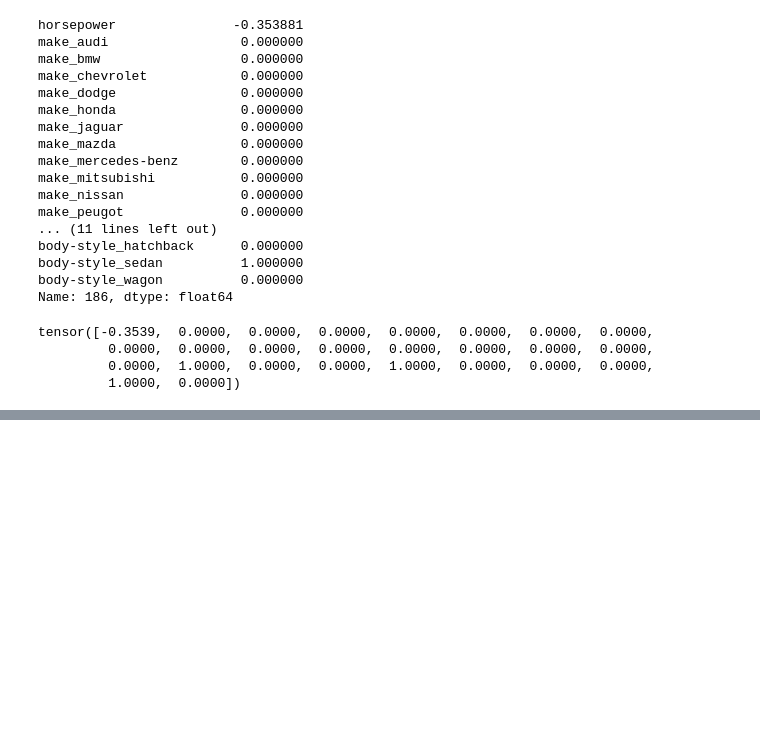
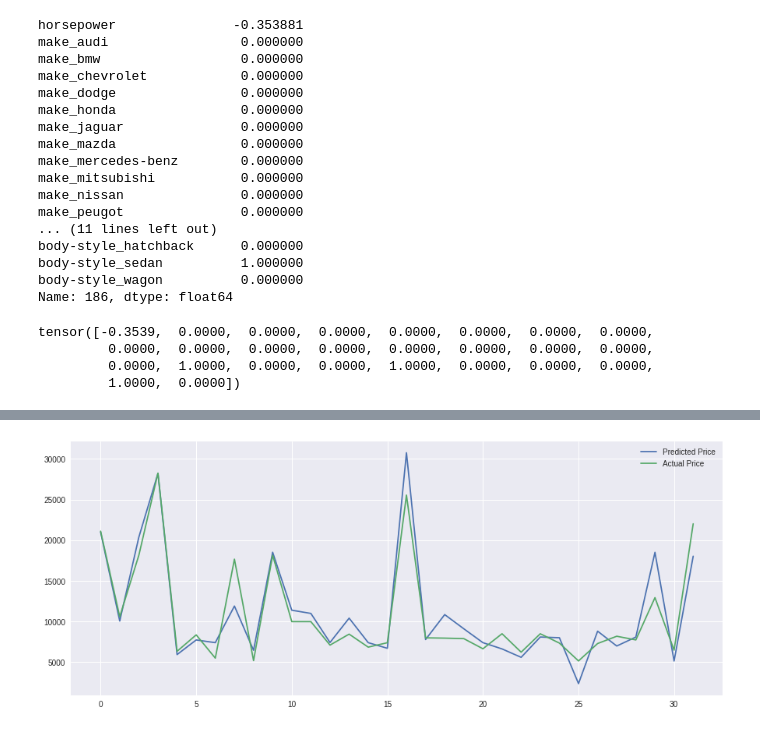
Before and after one commit to rahulsing/pytorch_demo, a Jupyter notebook: 03_pytorch_RegressionUsingFullyConnectedCNN.ipynb, the cells around one changed output, grey strips where cells are left out. Cells and saved outputs as stored; diff of their text form; code cells hidden in the pictures; blank space fills up the shorter version.

```diff
--- a/03_pytorch_RegressionUsingFullyConnectedCNN.ipynb
+++ b/03_pytorch_RegressionUsingFullyConnectedCNN.ipynb
@@ -280,0 +297,15 @@ print('',int(y_test.iloc[23]))
+# %%
+saved_model=torch.load('my_model')
+# %%
+y_pred_tensor=saved_model(x_test_tensor)
+# %%
+y_pred=y_pred_tensor.detach().numpy()
+# %%
+plt.figure(figsize=(15,6))
+plt.plot(y_pred,label='Predicted Price')
+plt.plot(y_test.values,label='Actual Price')
+
+plt.legend()
+plt.show()
+# %% [output]
+[figure, added]
```
Also changed, not shown: parts of 5 cells of this notebook.
